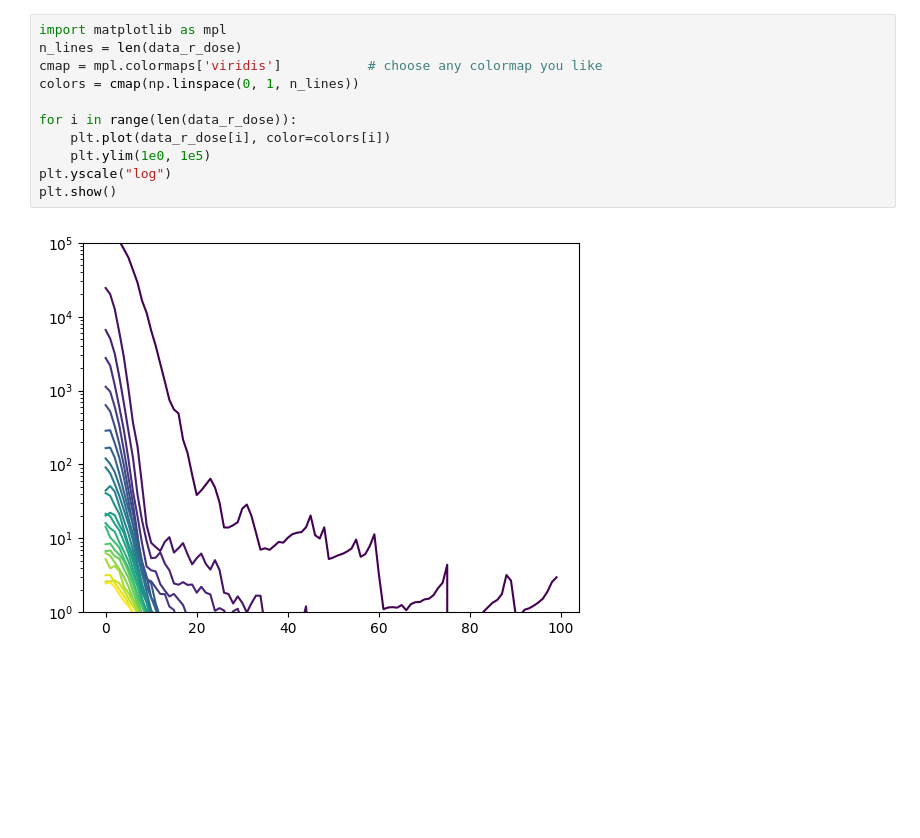
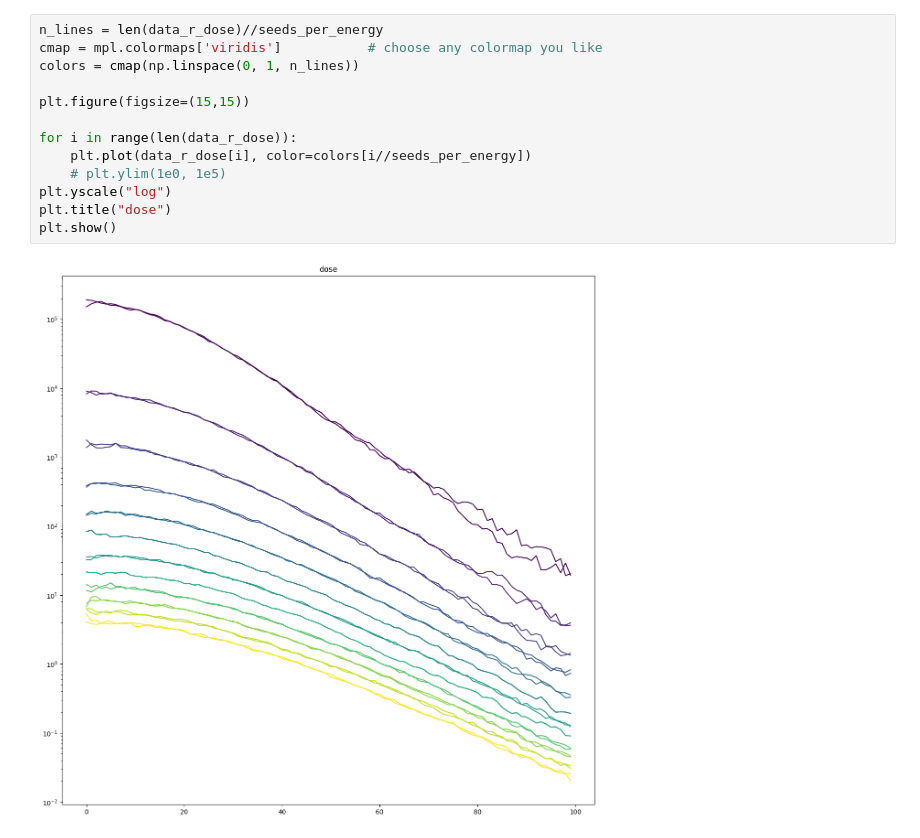
Before and after one commit to jagodek/ai-proton-simulations, a Jupyter notebook: gen4/pipeline.ipynb, the cells around one changed output. Saved outputs shown, nothing was run; the diff lists cells and outputs as text; blank space fills up the shorter version.

```diff
--- a/gen4/pipeline.ipynb
+++ b/gen4/pipeline.ipynb
@@ -119,13 +121,15 @@ time: 0.6263637542724609
 # %%
-import matplotlib as mpl
-n_lines = len(data_r_dose)
+n_lines = len(data_r_dose)//seeds_per_energy
 cmap = mpl.colormaps['viridis']           # choose any colormap you like
 colors = cmap(np.linspace(0, 1, n_lines))
 
+plt.figure(figsize=(15,15))
+
 for i in range(len(data_r_dose)):
-    plt.plot(data_r_dose[i], color=colors[i])
-    plt.ylim(1e0, 1e5)
+    plt.plot(data_r_dose[i], color=colors[i//seeds_per_energy])
+    # plt.ylim(1e0, 1e5)
 plt.yscale("log")
+plt.title("dose")
 plt.show()
 # %% [output]
-[figure, old version]
+[figure, new version]
```
Also changed, not shown: parts of 6 cells of this notebook, 7 other files.
